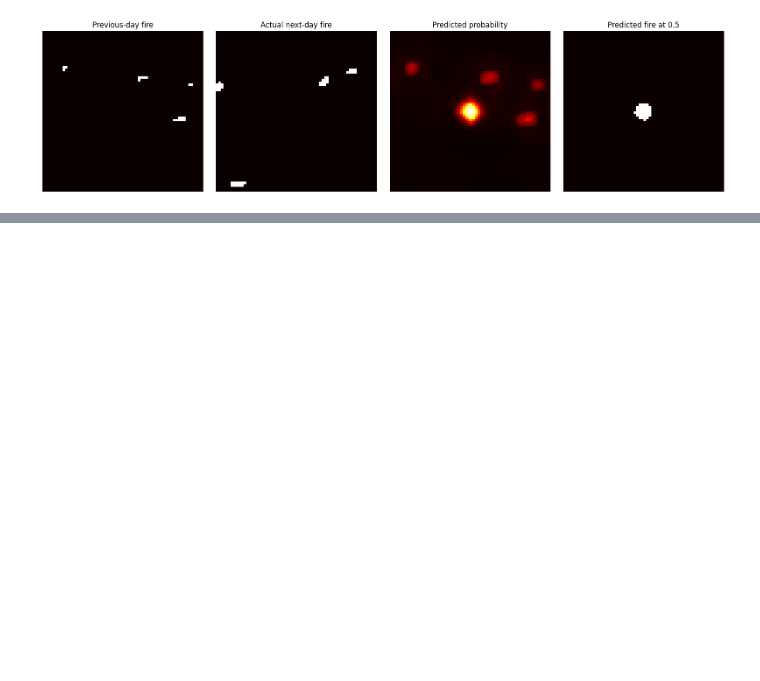
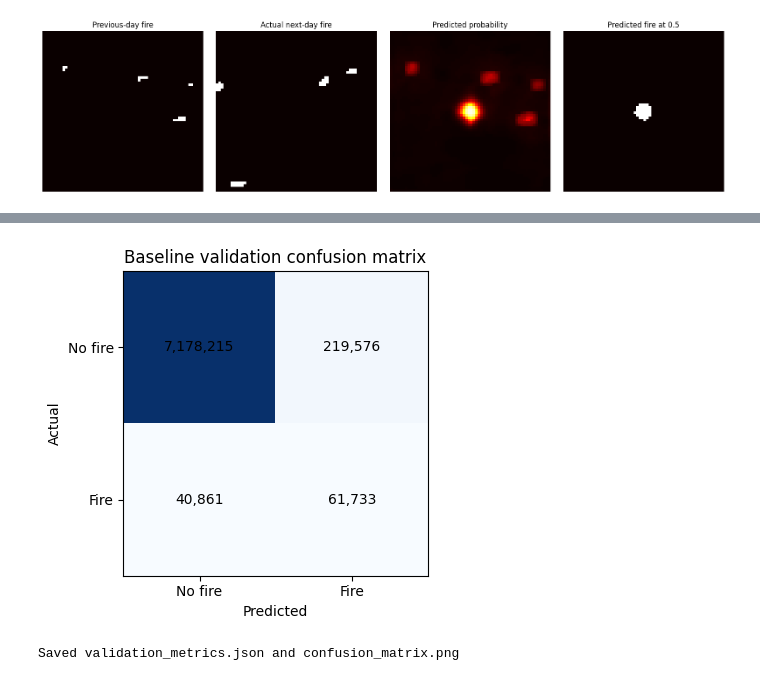
Before and after one commit to Randil01/Wildfire-Spread-Prediction-from-Satellite-Imagery, a Jupyter notebook: models/resnet_unet.ipynb, the cells around one changed output, grey strips where cells are left out. Drawn from its saved outputs; the diff is of its cells as text; code cells hidden in the pictures; blank space fills up the shorter version.

```diff
--- a/models/resnet_unet.ipynb
+++ b/models/resnet_unet.ipynb
@@ -738,0 +870,56 @@ plt.show()
+# %%
+tp = 61733
+fp = 219576
+fn = 40861
+tn = 7178215
+
+precision = tp / (tp + fp)
+recall = tp / (tp + fn)
+f1 = 2 * tp / (2 * tp + fp + fn)
+iou = tp / (tp + fp + fn)
+accuracy = (tp + tn) / (tp + fp + fn + tn)
+
+baseline_metrics = {
+    "split": "validation",
+    "threshold": 0.5,
+    "true_positive": tp,
+    "false_positive": fp,
+    "false_negative": fn,
+    "true_negative": tn,
+    "precision": precision,
+    "recall": recall,
+    "f1": f1,
+    "fire_iou": iou,
+    "accuracy": accuracy,
+    "pixel_auprc": float(saved_baseline["val_auprc"]),
+}
+
+with (run_dir / "validation_metrics.json").open("x") as file:
+    json.dump(baseline_metrics, file, indent=2)
+
+confusion = np.array([[tn, fp], [fn, tp]])
+
+fig, ax = plt.subplots(figsize=(5, 4))
+ax.imshow(confusion, cmap="Blues")
+
+ax.set_xticks([0, 1], labels=["No fire", "Fire"])
+ax.set_yticks([0, 1], labels=["No fire", "Fire"])
+ax.set_xlabel("Predicted")
+ax.set_ylabel("Actual")
+ax.set_title("Baseline validation confusion matrix")
+
+for row in range(2):
+    for column in range(2):
+        ax.text(
+            column, row, f"{confusion[row, column]:,}",
+            ha="center", va="center",
+        )
+
+fig.tight_layout()
+fig.savefig(run_dir / "confusion_matrix.png", dpi=160)
+plt.show()
+
+print("Saved validation_metrics.json and confusion_matrix.png")
+# %% [output]
+[figure, added]
+Saved validation_metrics.json and confusion_matrix.png
```
Also changed, not shown: parts of 25 cells of this notebook.
